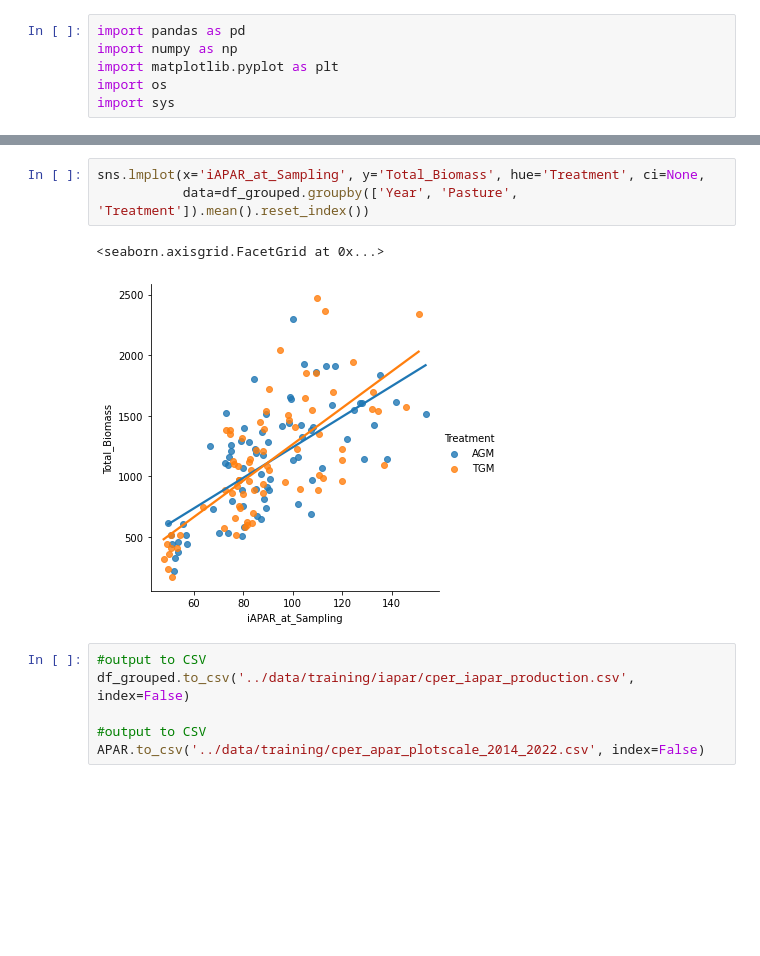
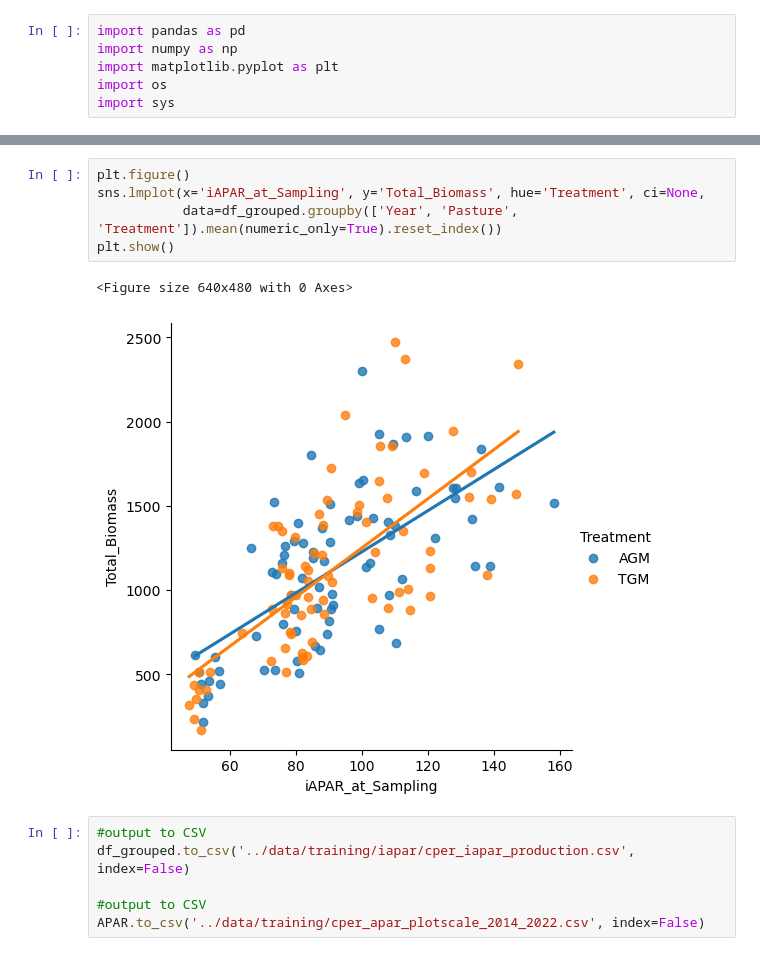
Before and after one commit to kearney-sp/cper_hls_veg_models, a Jupyter notebook: production/calculate_iapar.ipynb, the cells around one changed output, grey strips where cells are left out. Cells and saved outputs as stored; diff of their text form; blank space fills up the shorter version.

```diff
--- a/production/calculate_iapar.ipynb
+++ b/production/calculate_iapar.ipynb
@@ -226,9 +197,11 @@ sns.lmplot(x='iAPAR_at_Sampling', y='Total_Biomass', hue='Year', col='Treatment'
 # %%
+plt.figure()
 sns.lmplot(x='iAPAR_at_Sampling', y='Total_Biomass', hue='Treatment', ci=None,
-           data=df_grouped.groupby(['Year', 'Pasture', 'Treatment']).mean().reset_index())
+           data=df_grouped.groupby(['Year', 'Pasture', 'Treatment']).mean(numeric_only=True).reset_index())
+plt.show()
 # %% [output]
-<seaborn.axisgrid.FacetGrid at 0x...>
+<Figure size 640x480 with 0 Axes>
-[figure, old version]
+[figure, new version]
 # %%
 #output to CSV
 df_grouped.to_csv('../data/training/iapar/cper_iapar_production.csv', index=False)
```
Also changed, not shown: parts of 26 cells of this notebook, 7 other files.
